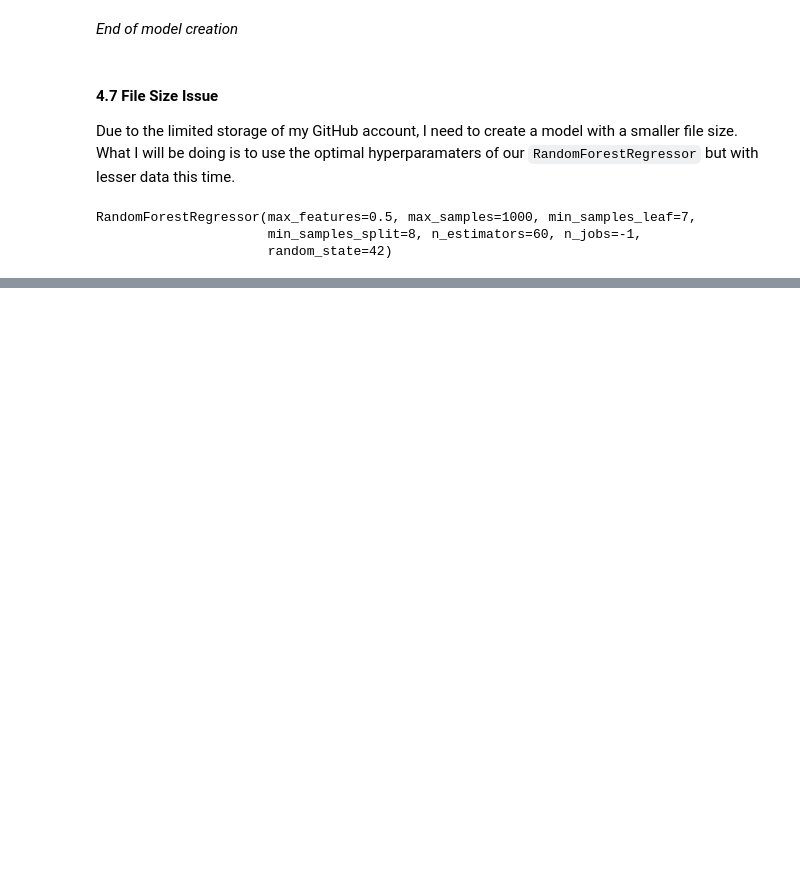
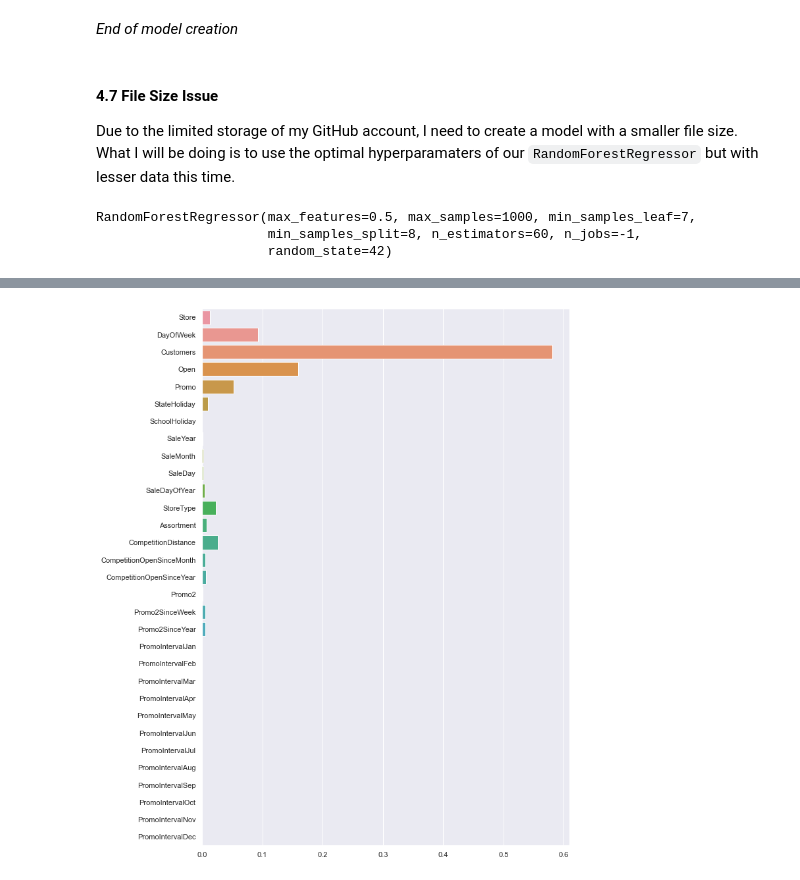
Before and after one commit to mcabanlit/drug-store-chain, a Jupyter notebook: drug-store-sales-prediction.ipynb, the cells around one changed output, grey strips where cells are left out. Saved outputs shown, nothing was run; the diff lists cells and outputs as text; code cells hidden in the pictures; blank space fills up the shorter version.

Commit message:
Checked for Predictor Importance
Visualized predictor importance in the ideal model.

```diff
--- a/drug-store-sales-prediction.ipynb
+++ b/drug-store-sales-prediction.ipynb
@@ -903,3 +903,9 @@ show_scores("Small Model", ideal_model_small)
  'Valid R^2': 0.9079718161633875}
 # %%
 pickle.dump(ideal_model_small, open("sales_prediction_small.pkl", "wb"))
+# %%
+# Get the di
+sns.set(rc={"figure.figsize":(10,15)}) #width=3, #height=4
+sns.barplot(x= ideal_model.feature_importances_, y=X_train.columns);
+# %% [output]
+[figure, added]
```
Also changed, not shown: parts of 7 cells of this notebook, 1 other file.
